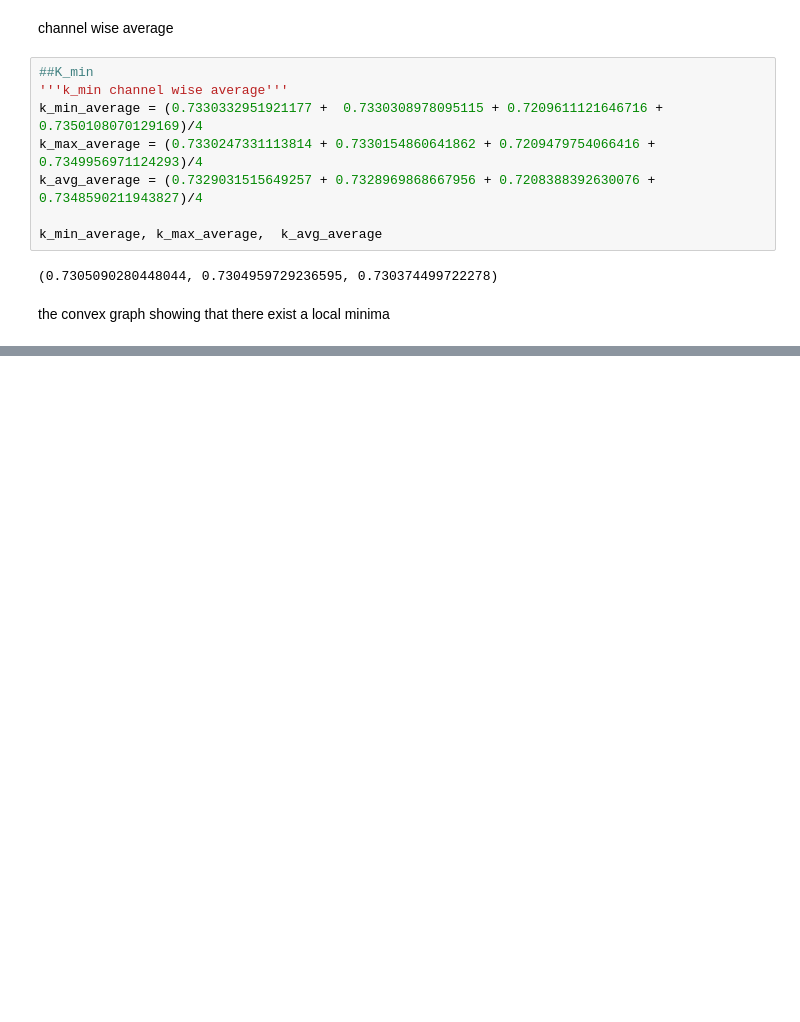
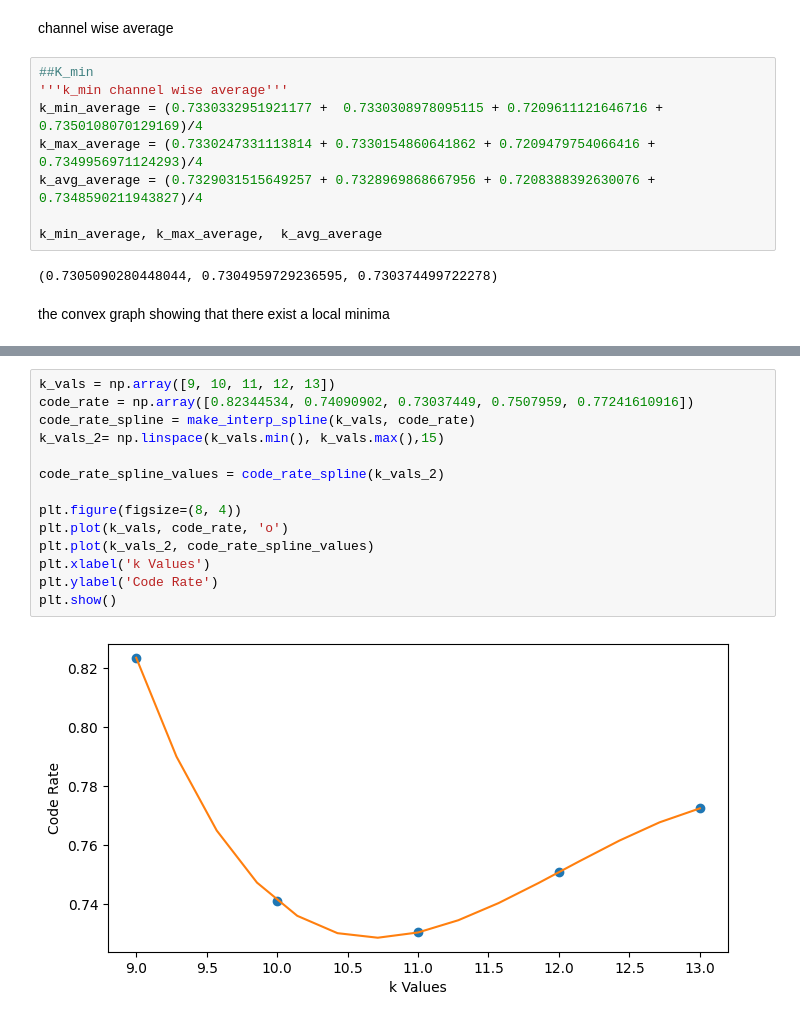
Before and after one commit to SenuraHansaja/H-IoT-Golob-Rice-Compression-Automation, a Jupyter notebook: EEG data/filtered_compression_ratio.ipynb, the cells around one changed output, grey strips where cells are left out. Drawn from its saved outputs; the diff is of its cells as text; blank space fills up the shorter version.

```diff
--- a/EEG data/filtered_compression_ratio.ipynb
+++ b/EEG data/filtered_compression_ratio.ipynb
@@ -237,0 +247,16 @@ the convex graph showing that there exist a local minima
+# %%
+k_vals = np.array([9, 10, 11, 12, 13])
+code_rate = np.array([0.82344534, 0.74090902, 0.73037449, 0.7507959, 0.77241610916])
+code_rate_spline = make_interp_spline(k_vals, code_rate)
+k_vals_2= np.linspace(k_vals.min(), k_vals.max(),15)
+
+code_rate_spline_values = code_rate_spline(k_vals_2)
+
+plt.figure(figsize=(8, 4))
+plt.plot(k_vals, code_rate, 'o')
+plt.plot(k_vals_2, code_rate_spline_values)
+plt.xlabel('k Values')
+plt.ylabel('Code Rate')
+plt.show()
+# %% [output]
+[figure, added]
```
Also changed, not shown: parts of 3 cells of this notebook, 1 other file.
